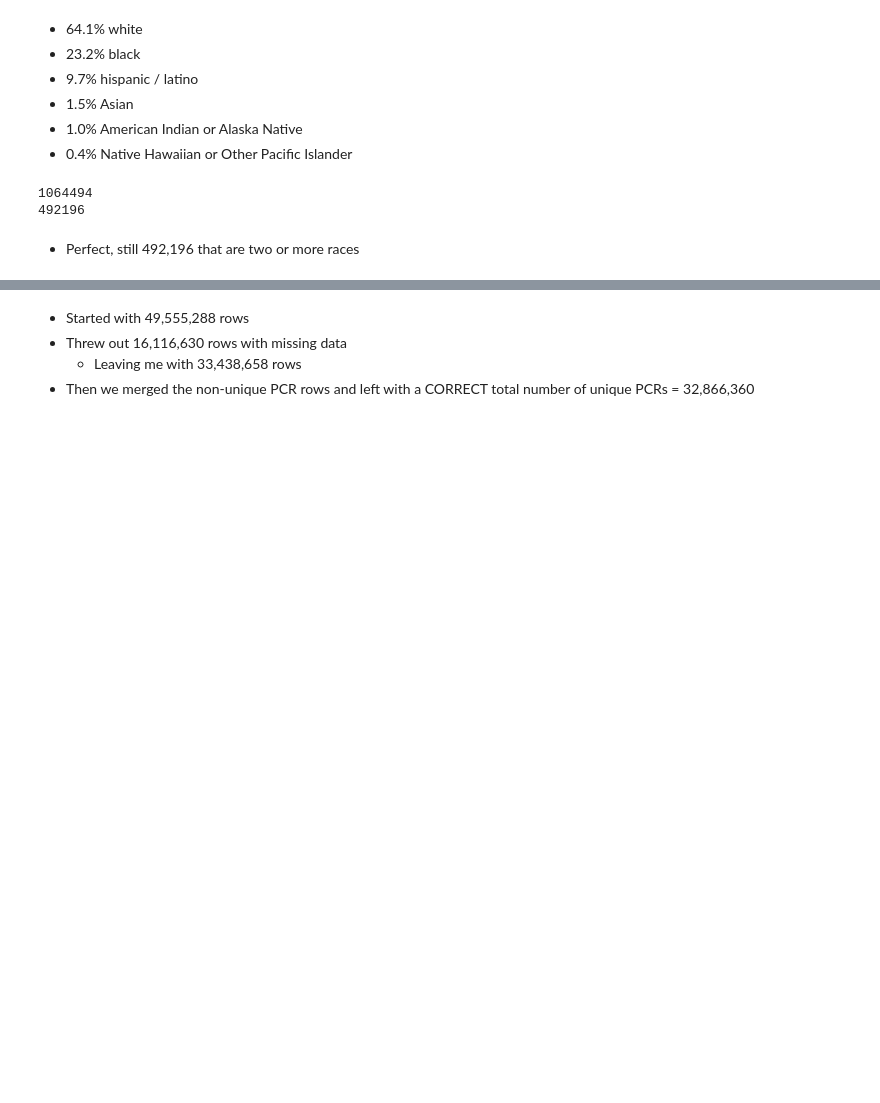
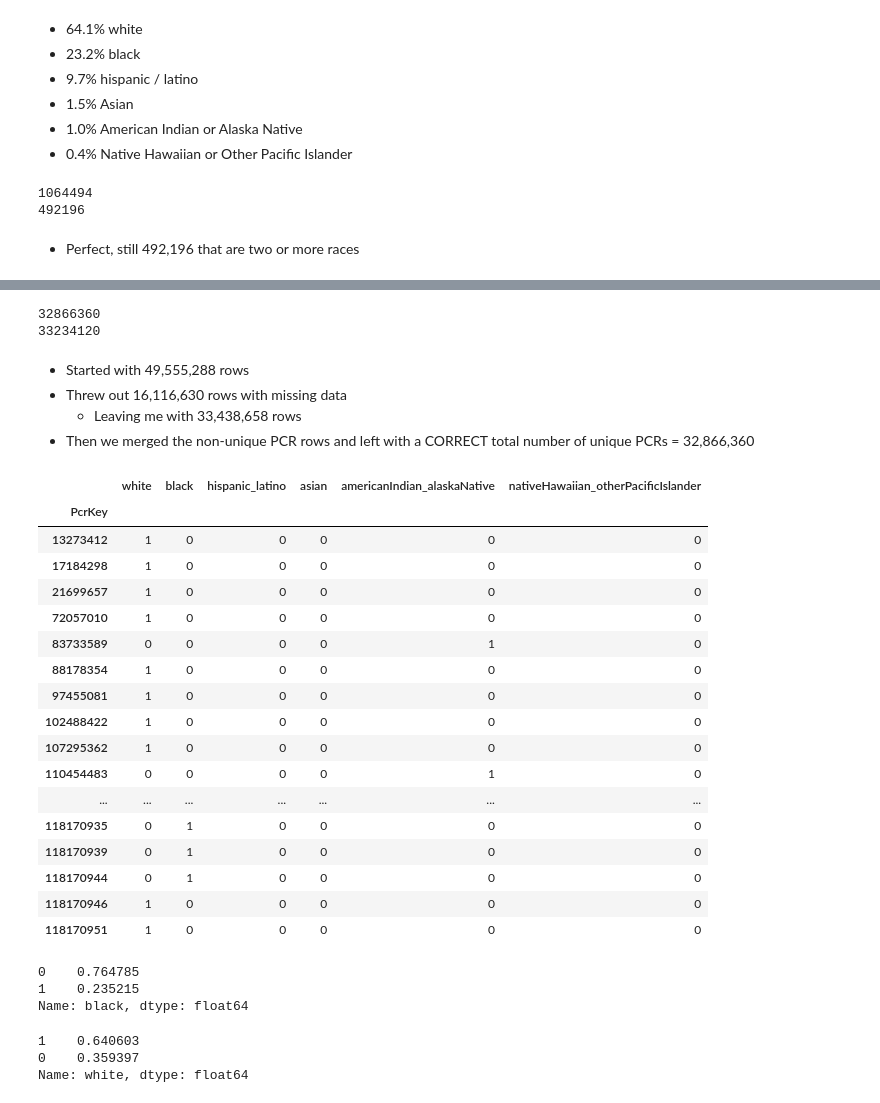
Before and after one commit to patgratt/emsBigDataProject, a Jupyter notebook: stage2-dataWrangling/race.ipynb, the cells around one changed output, grey strips where cells are left out. Saved outputs shown, nothing was run; the diff lists cells and outputs as text; code cells hidden in the pictures; blank space fills up the shorter version.

```diff
--- a/stage2-dataWrangling/race.ipynb
+++ b/stage2-dataWrangling/race.ipynb
@@ -213,0 +219,3 @@ print(df.PcrKey.nunique())
+# %%
+df = df.astype(int)
+df
@@ -213,0 +265,2 @@ print(df.PcrKey.nunique())
+# %%
+df = df.drop_duplicates()
@@ -213,0 +291,4 @@ print(df.PcrKey.nunique())
+# %%
+# group the rows with same PcrKey (multiracial so they have multiple rows)
+# then sum
+df2 = df.groupby(['PcrKey']).sum()
@@ -214,5 +312,45 @@ print(df.PcrKey.nunique())
+# %%
+print(len(df2.index))
+# %% [output]
+32866360
+33234120
 # %% [markdown]
 - Started with 49,555,288 rows
 - Threw out 16,116,630 rows with missing data
     - Leaving me with 33,438,658 rows
 - Then we merged the non-unique PCR rows and left with a CORRECT total number of unique PCRs = 32,866,360
+# %%
+df2 = df2.astype(int)
+# %%
+df2.head(50)
+# %% [output]
+|  | white | black | hispanic_latino | asian | americanIndian_alaskaNative | nativeHawaiian_otherPacificIslander |
+| PcrKey |  |  |  |  |  |  |
+| 13273412 | 1 | 0 | 0 | 0 | 0 | 0 |
+| 17184298 | 1 | 0 | 0 | 0 | 0 | 0 |
+| 21699657 | 1 | 0 | 0 | 0 | 0 | 0 |
+| 72057010 | 1 | 0 | 0 | 0 | 0 | 0 |
+| 83733589 | 0 | 0 | 0 | 0 | 1 | 0 |
+| 88178354 | 1 | 0 | 0 | 0 | 0 | 0 |
+| 97455081 | 1 | 0 | 0 | 0 | 0 | 0 |
+| 102488422 | 1 | 0 | 0 | 0 | 0 | 0 |
+| 107295362 | 1 | 0 | 0 | 0 | 0 | 0 |
+| 110454483 | 0 | 0 | 0 | 0 | 1 | 0 |
+| ... | ... | ... | ... | ... | ... | ... |
+| 118170935 | 0 | 1 | 0 | 0 | 0 | 0 |
+| 118170939 | 0 | 1 | 0 | 0 | 0 | 0 |
+| 118170944 | 0 | 1 | 0 | 0 | 0 | 0 |
+| 118170946 | 1 | 0 | 0 | 0 | 0 | 0 |
+| 118170951 | 1 | 0 | 0 | 0 | 0 | 0 |
+# %%
+df2['black'].value_counts(normalize=True)
+# %% [output]
+0    0.764785
+1    0.235215
+Name: black, dtype: float64
+# %%
+df['white'].value_counts(normalize=True)
+# %% [output]
+1    0.640603
+0    0.359397
+Name: white, dtype: float64
```
Also changed, not shown: parts of 25 cells of this notebook.
